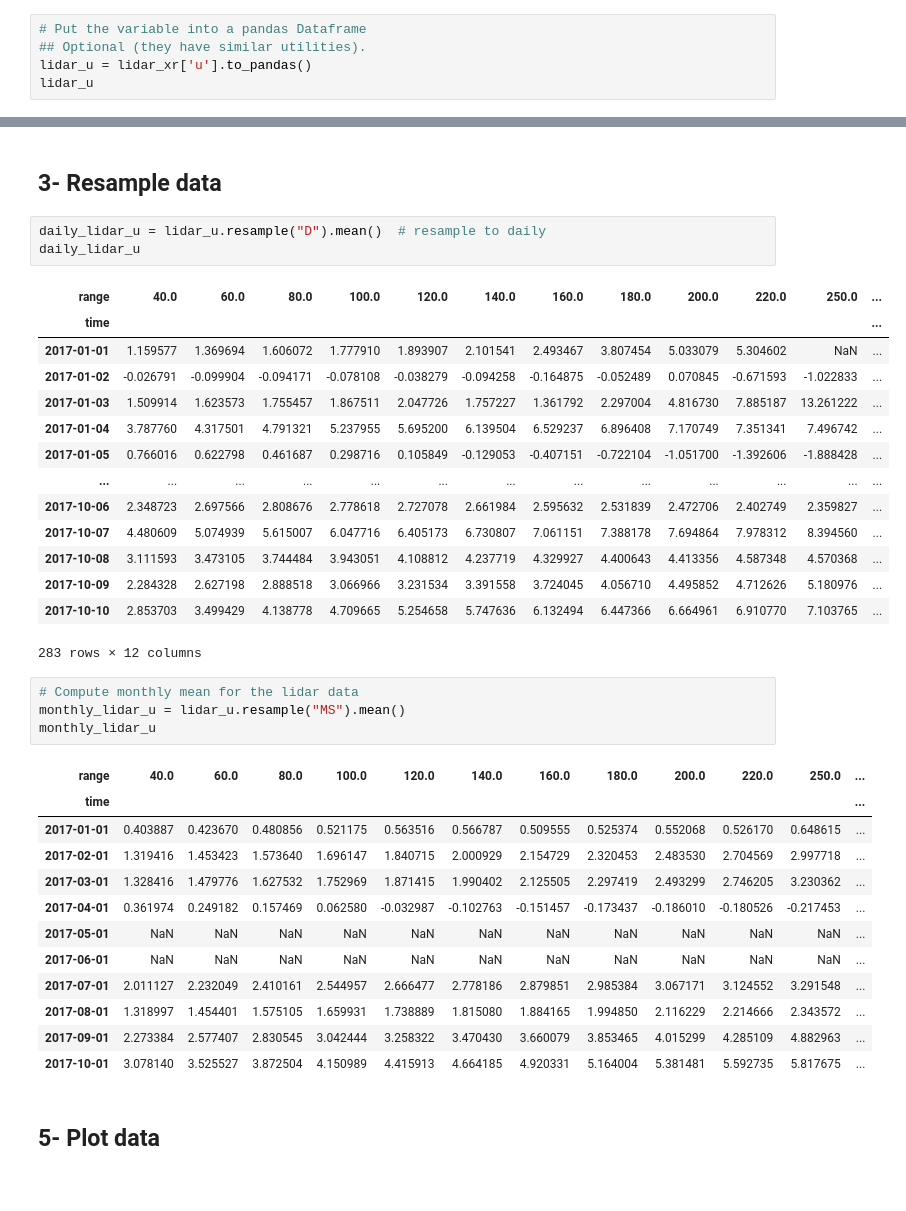
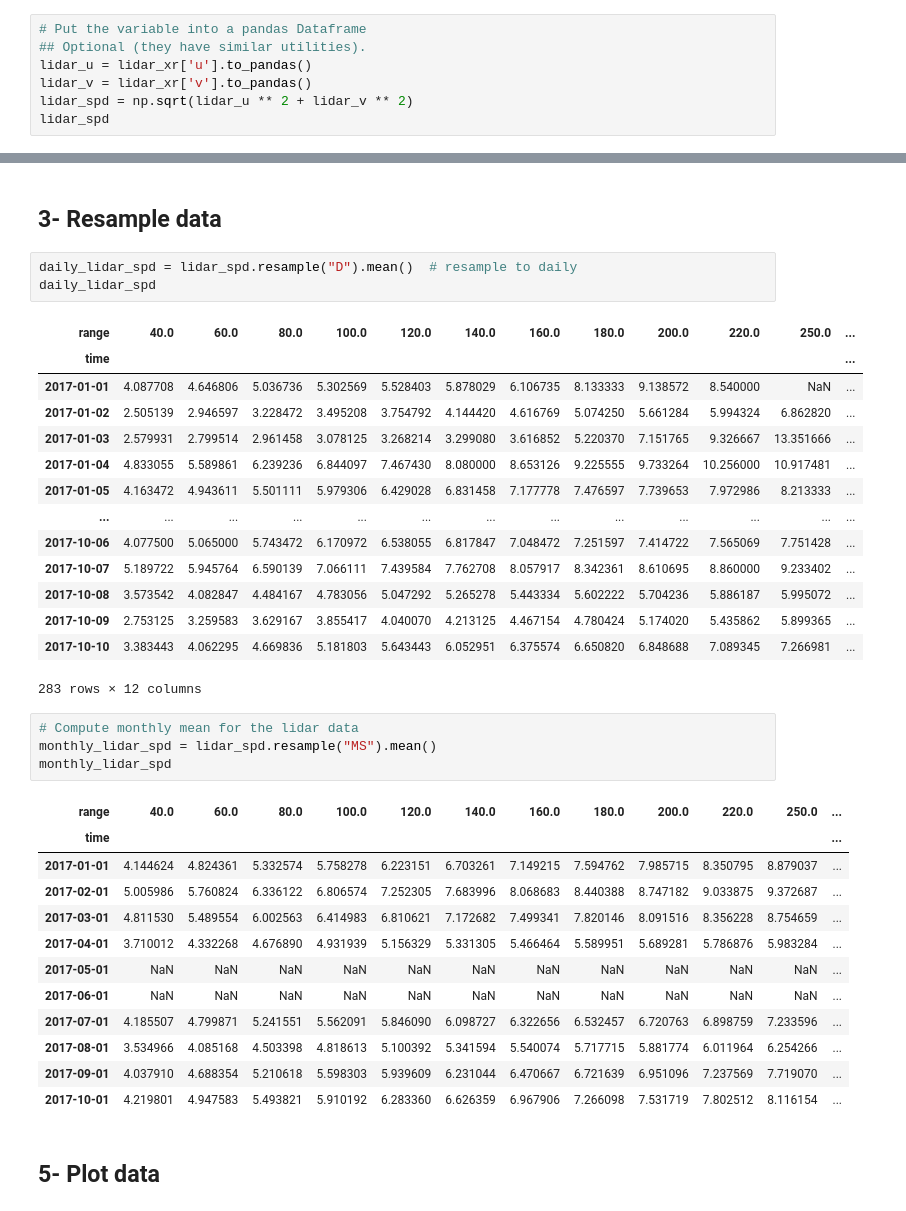
Before and after one commit to zhichuanma/wind_anaylsis, a Jupyter notebook: student_notebook_A.ipynb, the cells around one changed output, grey strips where cells are left out. Drawn from its saved outputs; the diff is of its cells as text.

```diff
--- a/student_notebook_A.ipynb
+++ b/student_notebook_A.ipynb
@@ -70,7 +70,9 @@ physicalMeasurement
 # Put the variable into a pandas Dataframe
 ## Optional (they have similar utilities).
 lidar_u = lidar_xr['u'].to_pandas()
-lidar_u
+lidar_v = lidar_xr['v'].to_pandas()
+lidar_spd = np.sqrt(lidar_u ** 2 + lidar_v ** 2)
+lidar_spd
 # %% [output]
 | range | 40.0 | 60.0 | 80.0 | 100.0 | 120.0 | 140.0 | 160.0 | 180.0 | 200.0 | 220.0 | 250.0 | ... |
 | time |  |  |  |  |  |  |  |  |  |  |  | ... |
@@ -259,40 +261,40 @@ u_select_bis
 # %% [markdown]
 ## 3- Resample data
 # %%
-daily_lidar_u = lidar_u.resample("D").mean()  # resample to daily
-daily_lidar_u
+daily_lidar_spd = lidar_spd.resample("D").mean()  # resample to daily
+daily_lidar_spd
 # %% [output]
 | range | 40.0 | 60.0 | 80.0 | 100.0 | 120.0 | 140.0 | 160.0 | 180.0 | 200.0 | 220.0 | 250.0 | ... |
 | time |  |  |  |  |  |  |  |  |  |  |  | ... |
-| 2017-01-01 | 1.159577 | 1.369694 | 1.606072 | 1.777910 | 1.893907 | 2.101541 | 2.493467 | 3.807454 | 5.033079 | 5.304602 | NaN | ... |
-| 2017-01-02 | -0.026791 | -0.099904 | -0.094171 | -0.078108 | -0.038279 | -0.094258 | -0.164875 | -0.052489 | 0.070845 | -0.671593 | -1.022833 | ... |
-| 2017-01-03 | 1.509914 | 1.623573 | 1.755457 | 1.867511 | 2.047726 | 1.757227 | 1.361792 | 2.297004 | 4.816730 | 7.885187 | 13.261222 | ... |
-| 2017-01-04 | 3.787760 | 4.317501 | 4.791321 | 5.237955 | 5.695200 | 6.139504 | 6.529237 | 6.896408 | 7.170749 | 7.351341 | 7.496742 | ... |
-| 2017-01-05 | 0.766016 | 0.622798 | 0.461687 | 0.298716 | 0.105849 | -0.129053 | -0.407151 | -0.722104 | -1.051700 | -1.392606 | -1.888428 | ... |
+| 2017-01-01 | 4.087708 | 4.646806 | 5.036736 | 5.302569 | 5.528403 | 5.878029 | 6.106735 | 8.133333 | 9.138572 | 8.540000 | NaN | ... |
+| 2017-01-02 | 2.505139 | 2.946597 | 3.228472 | 3.495208 | 3.754792 | 4.144420 | 4.616769 | 5.074250 | 5.661284 | 5.994324 | 6.862820 | ... |
+| 2017-01-03 | 2.579931 | 2.799514 | 2.961458 | 3.078125 | 3.268214 | 3.299080 | 3.616852 | 5.220370 | 7.151765 | 9.326667 | 13.351666 | ... |
+| 2017-01-04 | 4.833055 | 5.589861 | 6.239236 | 6.844097 | 7.467430 | 8.080000 | 8.653126 | 9.225555 | 9.733264 | 10.256000 | 10.917481 | ... |
+| 2017-01-05 | 4.163472 | 4.943611 | 5.501111 | 5.979306 | 6.429028 | 6.831458 | 7.177778 | 7.476597 | 7.739653 | 7.972986 | 8.213333 | ... |
 | ... | ... | ... | ... | ... | ... | ... | ... | ... | ... | ... | ... | ... |
-| 2017-10-06 | 2.348723 | 2.697566 | 2.808676 | 2.778618 | 2.727078 | 2.661984 | 2.595632 | 2.531839 | 2.472706 | 2.402749 | 2.359827 | ... |
-| 2017-10-07 | 4.480609 | 5.074939 | 5.615007 | 6.047716 | 6.405173 | 6.730807 | 7.061151 | 7.388178 | 7.694864 | 7.978312 | 8.394560 | ... |
-| 2017-10-08 | 3.111593 | 3.473105 | 3.744484 | 3.943051 | 4.108812 | 4.237719 | 4.329927 | 4.400643 | 4.413356 | 4.587348 | 4.570368 | ... |
-| 2017-10-09 | 2.284328 | 2.627198 | 2.888518 | 3.066966 | 3.231534 | 3.391558 | 3.724045 | 4.056710 | 4.495852 | 4.712626 | 5.180976 | ... |
-| 2017-10-10 | 2.853703 | 3.499429 | 4.138778 | 4.709665 | 5.254658 | 5.747636 | 6.132494 | 6.447366 | 6.664961 | 6.910770 | 7.103765 | ... |
+| 2017-10-06 | 4.077500 | 5.065000 | 5.743472 | 6.170972 | 6.538055 | 6.817847 | 7.048472 | 7.251597 | 7.414722 | 7.565069 | 7.751428 | ... |
+| 2017-10-07 | 5.189722 | 5.945764 | 6.590139 | 7.066111 | 7.439584 | 7.762708 | 8.057917 | 8.342361 | 8.610695 | 8.860000 | 9.233402 | ... |
+| 2017-10-08 | 3.573542 | 4.082847 | 4.484167 | 4.783056 | 5.047292 | 5.265278 | 5.443334 | 5.602222 | 5.704236 | 5.886187 | 5.995072 | ... |
+| 2017-10-09 | 2.753125 | 3.259583 | 3.629167 | 3.855417 | 4.040070 | 4.213125 | 4.467154 | 4.780424 | 5.174020 | 5.435862 | 5.899365 | ... |
+| 2017-10-10 | 3.383443 | 4.062295 | 4.669836 | 5.181803 | 5.643443 | 6.052951 | 6.375574 | 6.650820 | 6.848688 | 7.089345 | 7.266981 | ... |
 283 rows × 12 columns
 # %%
 # Compute monthly mean for the lidar data
-monthly_lidar_u = lidar_u.resample("MS").mean()
-monthly_lidar_u
+monthly_lidar_spd = lidar_spd.resample("MS").mean()
+monthly_lidar_spd
 # %% [output]
 | range | 40.0 | 60.0 | 80.0 | 100.0 | 120.0 | 140.0 | 160.0 | 180.0 | 200.0 | 220.0 | 250.0 | ... |
 | time |  |  |  |  |  |  |  |  |  |  |  | ... |
-| 2017-01-01 | 0.403887 | 0.423670 | 0.480856 | 0.521175 | 0.563516 | 0.566787 | 0.509555 | 0.525374 | 0.552068 | 0.526170 | 0.648615 | ... |
-| 2017-02-01 | 1.319416 | 1.453423 | 1.573640 | 1.696147 | 1.840715 | 2.000929 | 2.154729 | 2.320453 | 2.483530 | 2.704569 | 2.997718 | ... |
-| 2017-03-01 | 1.328416 | 1.479776 | 1.627532 | 1.752969 | 1.871415 | 1.990402 | 2.125505 | 2.297419 | 2.493299 | 2.746205 | 3.230362 | ... |
-| 2017-04-01 | 0.361974 | 0.249182 | 0.157469 | 0.062580 | -0.032987 | -0.102763 | -0.151457 | -0.173437 | -0.186010 | -0.180526 | -0.217453 | ... |
+| 2017-01-01 | 4.144624 | 4.824361 | 5.332574 | 5.758278 | 6.223151 | 6.703261 | 7.149215 | 7.594762 | 7.985715 | 8.350795 | 8.879037 | ... |
+| 2017-02-01 | 5.005986 | 5.760824 | 6.336122 | 6.806574 | 7.252305 | 7.683996 | 8.068683 | 8.440388 | 8.747182 | 9.033875 | 9.372687 | ... |
+| 2017-03-01 | 4.811530 | 5.489554 | 6.002563 | 6.414983 | 6.810621 | 7.172682 | 7.499341 | 7.820146 | 8.091516 | 8.356228 | 8.754659 | ... |
+| 2017-04-01 | 3.710012 | 4.332268 | 4.676890 | 4.931939 | 5.156329 | 5.331305 | 5.466464 | 5.589951 | 5.689281 | 5.786876 | 5.983284 | ... |
 | 2017-05-01 | NaN | NaN | NaN | NaN | NaN | NaN | NaN | NaN | NaN | NaN | NaN | ... |
 | 2017-06-01 | NaN | NaN | NaN | NaN | NaN | NaN | NaN | NaN | NaN | NaN | NaN | ... |
-| 2017-07-01 | 2.011127 | 2.232049 | 2.410161 | 2.544957 | 2.666477 | 2.778186 | 2.879851 | 2.985384 | 3.067171 | 3.124552 | 3.291548 | ... |
-| 2017-08-01 | 1.318997 | 1.454401 | 1.575105 | 1.659931 | 1.738889 | 1.815080 | 1.884165 | 1.994850 | 2.116229 | 2.214666 | 2.343572 | ... |
-| 2017-09-01 | 2.273384 | 2.577407 | 2.830545 | 3.042444 | 3.258322 | 3.470430 | 3.660079 | 3.853465 | 4.015299 | 4.285109 | 4.882963 | ... |
-| 2017-10-01 | 3.078140 | 3.525527 | 3.872504 | 4.150989 | 4.415913 | 4.664185 | 4.920331 | 5.164004 | 5.381481 | 5.592735 | 5.817675 | ... |
+| 2017-07-01 | 4.185507 | 4.799871 | 5.241551 | 5.562091 | 5.846090 | 6.098727 | 6.322656 | 6.532457 | 6.720763 | 6.898759 | 7.233596 | ... |
+| 2017-08-01 | 3.534966 | 4.085168 | 4.503398 | 4.818613 | 5.100392 | 5.341594 | 5.540074 | 5.717715 | 5.881774 | 6.011964 | 6.254266 | ... |
+| 2017-09-01 | 4.037910 | 4.688354 | 5.210618 | 5.598303 | 5.939609 | 6.231044 | 6.470667 | 6.721639 | 6.951096 | 7.237569 | 7.719070 | ... |
+| 2017-10-01 | 4.219801 | 4.947583 | 5.493821 | 5.910192 | 6.283360 | 6.626359 | 6.967906 | 7.266098 | 7.531719 | 7.802512 | 8.116154 | ... |
 # %% [markdown]
 ## 5- Plot data
 # %%
```
Also changed, not shown: parts of 6 cells of this notebook.
